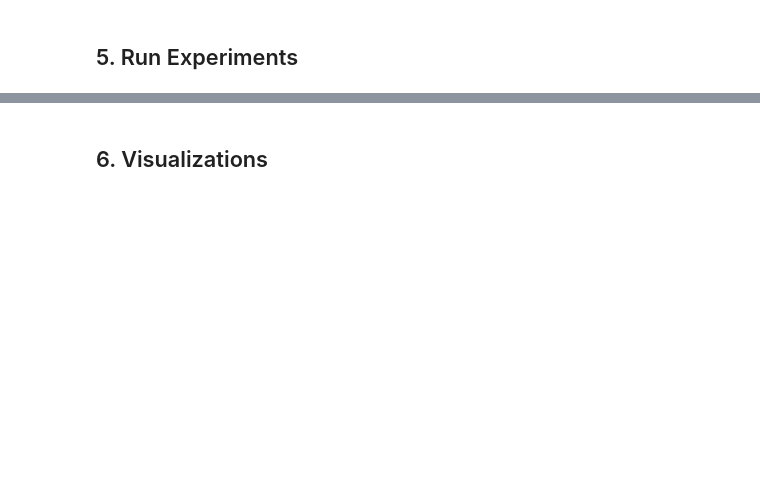
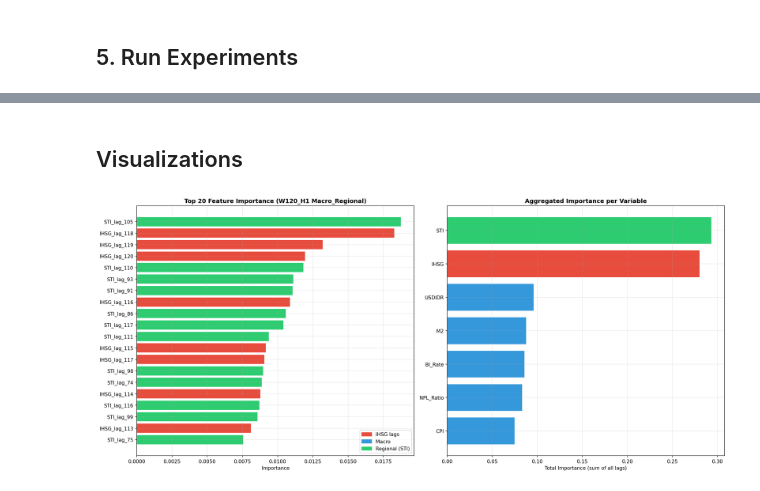
Before and after one commit to ravsssh/tesis-hakam, a Jupyter notebook: modelling/modelling.ipynb, the cells around one changed output, grey strips where cells are left out. Cells and saved outputs as stored; diff of their text form; code cells hidden in the pictures; blank space fills up the shorter version.

```diff
--- a/modelling/modelling.ipynb
+++ b/modelling/modelling.ipynb
@@ -558,0 +691,12 @@ shape: (2631, 1, 1), freq: B, size: 20.55 KB
+# %%
+RF_GRID = {
+    "n_estimators": [100, 300, 500],
+    "max_depth": [5, 10, 15, None],
+    "max_features": ["sqrt", 0.5, None],
+}
+
+RF_BASE = {
+    "max_samples": 0.7,
+    "n_jobs": -1,
+    "random_state": 42,
+}
@@ -559,23 +893,61 @@ shape: (2631, 1, 1), freq: B, size: 20.55 KB
 # %% [markdown]
-## 6. Visualizations
+## Visualizations
 # %%
 import matplotlib.pyplot as plt
-import matplotlib.dates as mdates
 
 plt.rcParams['figure.dpi'] = 150
 plt.rcParams['font.size'] = 10
 plt.rcParams['axes.grid'] = True
 plt.rcParams['grid.alpha'] = 0.3
 
-# Best configuration
-valid_results = results_df.dropna(subset=["MAPE"])
-best_row = valid_results.loc[valid_results["MAPE"].idxmin()]
-best_key = f"{best_row['Scenario']}_{best_row['Covariates']}"
-best_df = predictions[best_key].copy()
-test_pred = best_df.dropna(subset=["predicted"])
+# === Top 20 Feature Importance dari best config (W120_H1 Macro_Regional) ===
+best_fi = predictions_final["W120_H1_Macro_Regional_fi"].copy()
 
-print(f"Best config: {best_row['Covariates']} | MAPE: {best_row['MAPE']}%")
+fig, axes = plt.subplots(1, 2, figsize=(18, 8))
 
-baseline_mape = valid_results[valid_results["Covariates"] == "None"]["MAPE"].values[0]
-print(f"Baseline MAPE: {baseline_mape}%")
+# Plot 1: Top 20 individual features
+top20 = best_fi.head(20)
+ax1 = axes[0]
+colors = ["#e74c3c" if "IHSG" in f else "#3498db" if any(m in f for m in ["BI_Rate", "CPI", "M2", "USDIDR", "NPL_Ratio"]) else "#2ecc71" for f in top20["feature"]]
+ax1.barh(range(len(top20)), top20["importance"].values, color=colors)
+ax1.set_yticks(range(len(top20)))
+ax1.set_yticklabels(top20["feature"].values)
+ax1.invert_yaxis()
+ax1.set_title("Top 20 Feature Importance (W120_H1 Macro_Regional)", fontweight="bold")
+ax1.set_xlabel("Importance")
+# Legend
+from matplotlib.patches import Patch
+ax1.legend(handles=[
+    Patch(color="#e74c3c", label="IHSG lags"),
+    Patch(color="#3498db", label="Macro"),
+    Patch(color="#2ecc71", label="Regional (STI)"),
+], loc="lower right")
+
+# Plot 2: Aggregated importance per variable
+best_fi["variable"] = best_fi["feature"].str.replace(r"_lag_\d+", "", regex=True)
+fi_grouped = best_fi.groupby("variable")["importance"].sum().sort_values(ascending=True)
+
+colors2 = []
+for v in fi_grouped.index:
+    if v == "IHSG":
+        colors2.append("#e74c3c")
+    elif v in ["BI_Rate", "CPI", "M2", "USDIDR", "NPL_Ratio"]:
+        colors2.append("#3498db")
+    else:
+        colors2.append("#2ecc71")
+
+ax2 = axes[1]
+ax2.barh(range(len(fi_grouped)), fi_grouped.values, color=colors2)
+ax2.set_yticks(range(len(fi_grouped)))
+ax2.set_yticklabels(fi_grouped.index)
+ax2.set_title("Aggregated Importance per Variable", fontweight="bold")
+ax2.set_xlabel("Total Importance (sum of all lags)")
+
+plt.tight_layout()
+plt.savefig("plot_feature_importance.png", dpi=300, bbox_inches="tight")
+plt.show()
+
+print("\nAggregated importance:")
+print(fi_grouped.sort_values(ascending=False).to_string())
 # %% [output]
+[figure, added]
```
Also changed, not shown: parts of 25 cells of this notebook, 21 other files.
